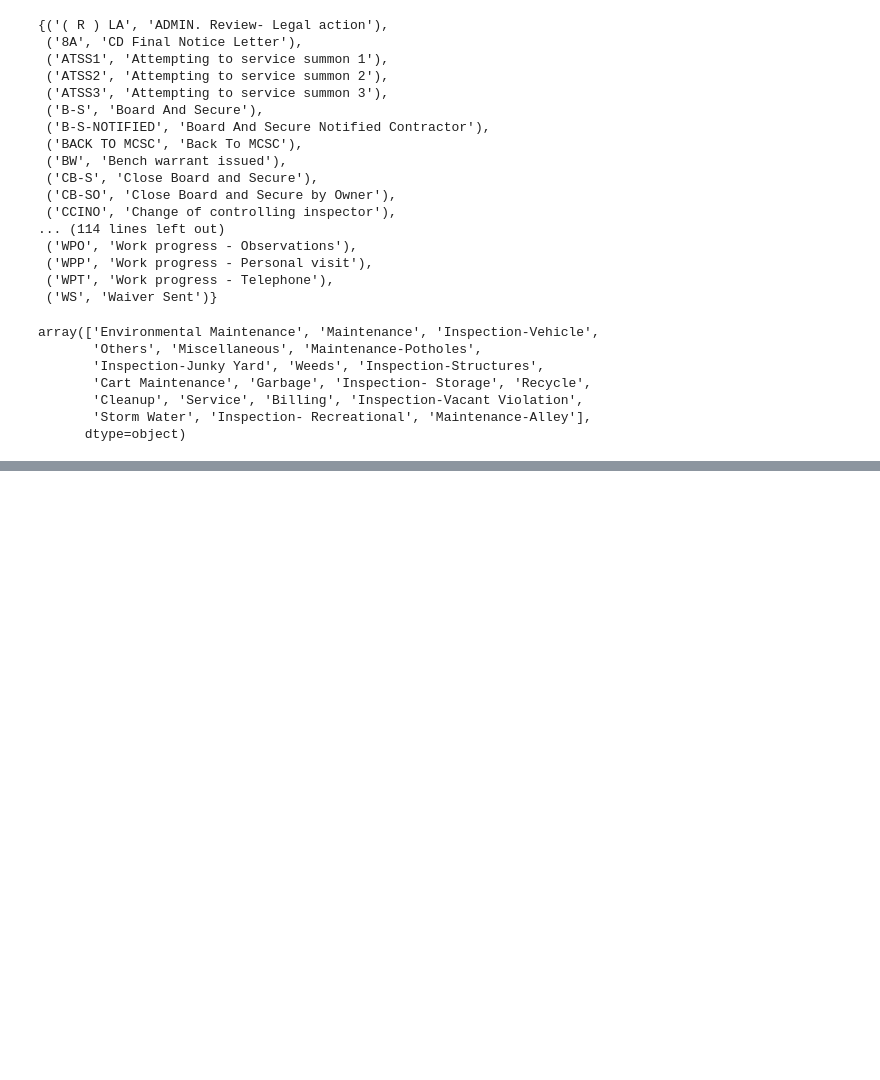
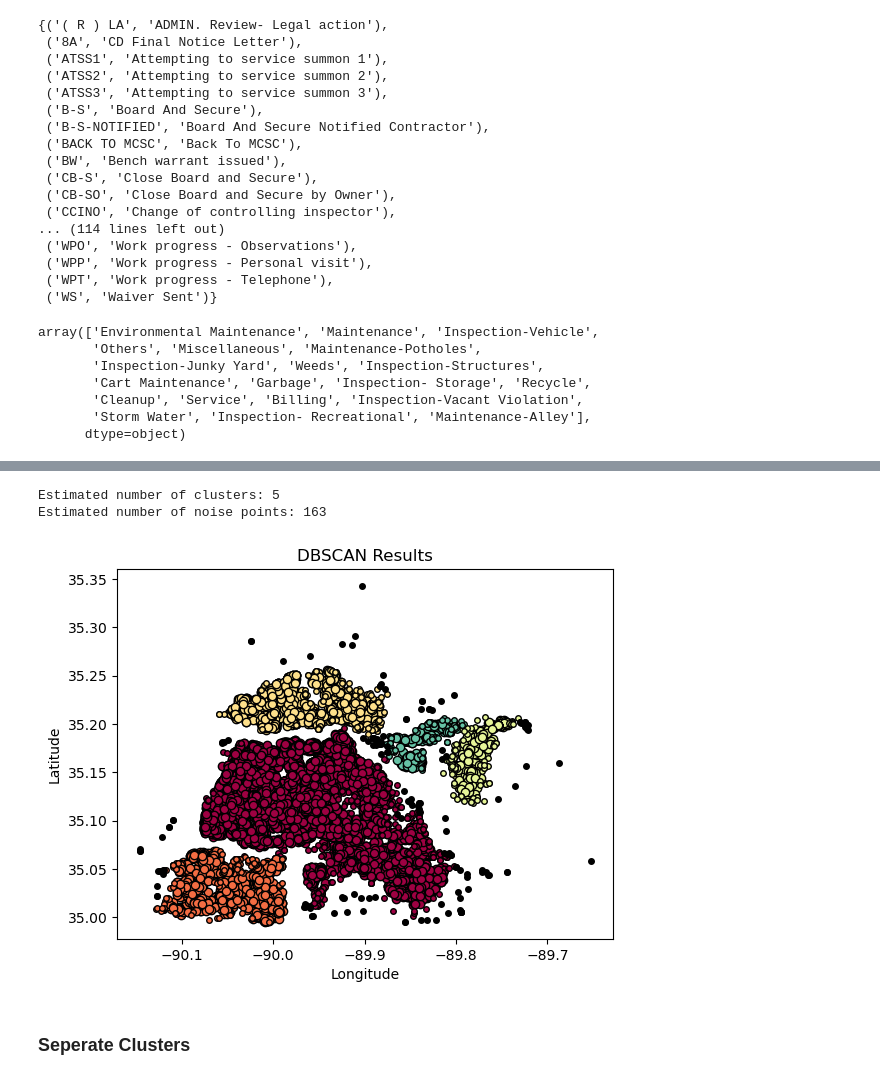
Before and after one commit to EddiePueb1/Open_311_Data_Analysis, a Jupyter notebook: data_analysis_311.ipynb, the cells around one changed output, grey strips where cells are left out. Saved outputs shown, nothing was run; the diff lists cells and outputs as text; code cells hidden in the pictures; blank space fills up the shorter version.

```diff
--- a/data_analysis_311.ipynb
+++ b/data_analysis_311.ipynb
@@ -726,0 +787,57 @@ export(tf.shade(agg, cmap = cm(Greys9,0.25), how='linear'),"census_gray_linear")
+# %%
+Density_Scan = DBSCAN(eps=0.013, min_samples=50).fit(coordinates)
+labels = Density_Scan.labels_
+
+# Number of clusters, ignoring noise
+noise_points = list(labels).count(-1)
+cluster_amount = len(set(labels)) - (1 if -1 in labels else 0)
+
+print("Estimated number of clusters: %d" % cluster_amount)
+print("Estimated number of noise points: %d" % noise_points)
+# %% [output]
+Estimated number of clusters: 5
+Estimated number of noise points: 163
+# %%
+cluster_labels = set(labels)
+core_samples_mask = np.zeros_like(labels, dtype=bool)
+core_samples_mask[Density_Scan.core_sample_indices_] = True
+
+colors = [plt.cm.Spectral(each) for each in np.linspace(0, 1, len(cluster_labels))]
+for k, col in zip(cluster_labels, colors):
+    if k == -1:
+        # Black used for noise.
+        col = [0, 0, 0, 1]
+
+    class_member_mask = labels == k
+
+    # Displays points that are core samples
+    xy = coordinates[class_member_mask & core_samples_mask]
+    plt.plot(
+        xy[:, 0],
+        xy[:, 1],
+        "o",
+        markerfacecolor=tuple(col),
+        markeredgecolor="k",
+        markersize=6,
+    )
+
+    # Displays points that are not core samples
+    xy = coordinates[class_member_mask & ~core_samples_mask]
+    plt.plot(
+        xy[:, 0],
+        xy[:, 1],
+        "o",
+        markerfacecolor=tuple(col),
+        markeredgecolor="k",
+        markersize=4,
+    )
+
+plt.title("DBSCAN Results")
+plt.xlabel("Longitude")
+plt.ylabel("Latitude")
+
+plt.show()
+# %% [output]
+[figure, added]
+# %% [markdown]
+### Seperate Clusters
```
Also changed, not shown: parts of 25 cells of this notebook.
